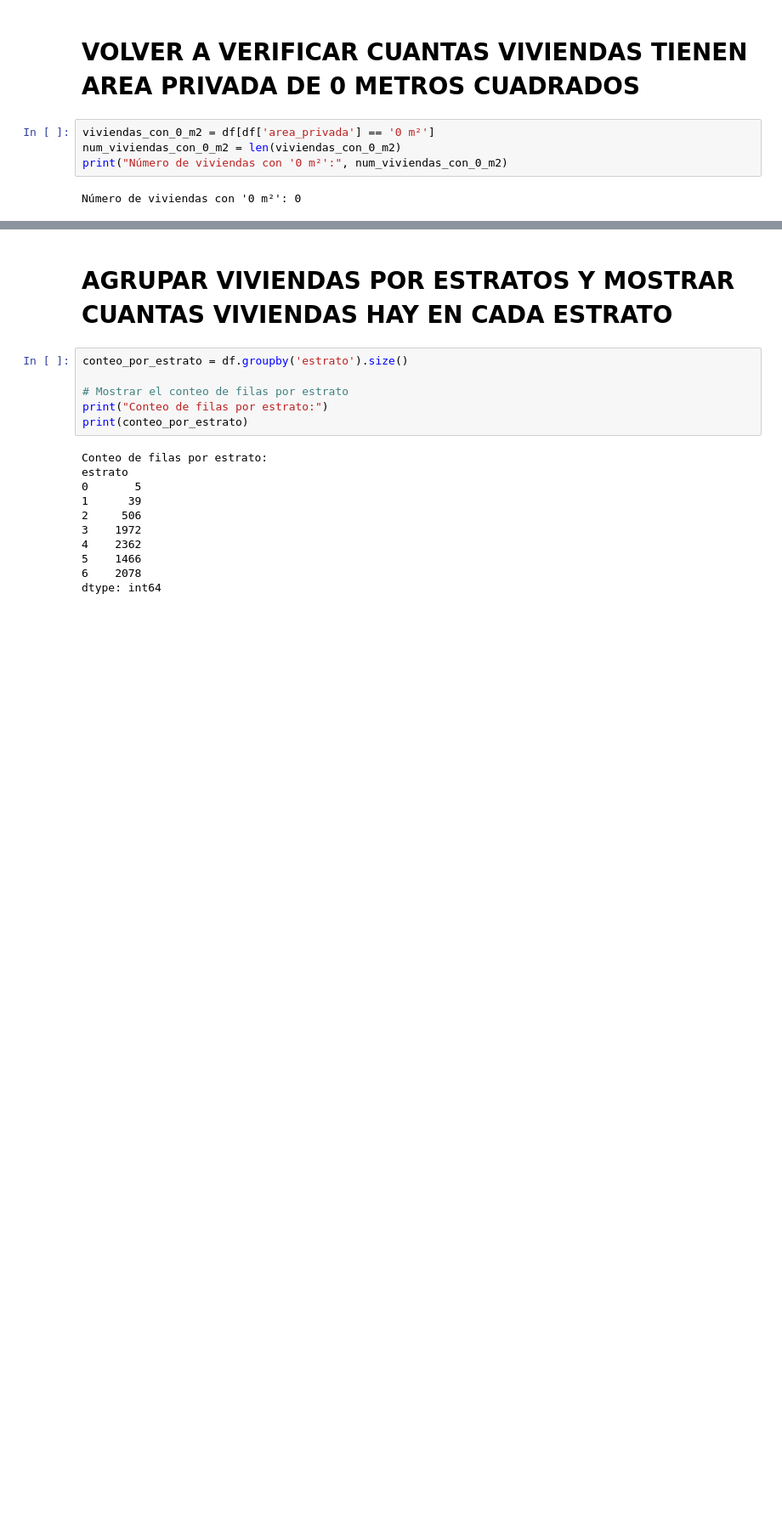
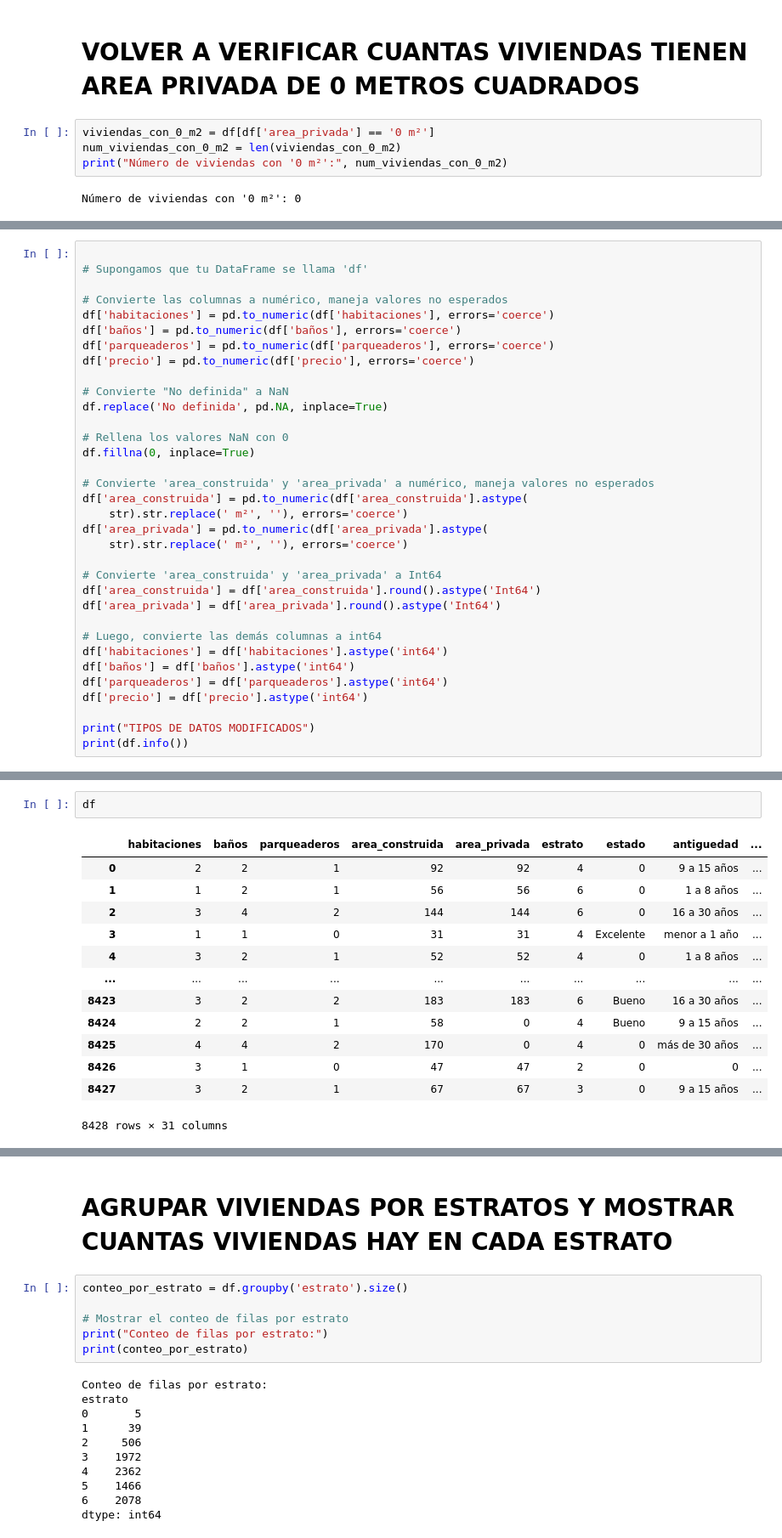
Before and after one commit to joseluishernandezclaros/PROYECTOFINALANALISISDEDATOS, a Jupyter notebook: PROYECTOFINAL.ipynb, the cells around one changed output, grey strips where cells are left out. Shown at 85% size. Drawn from its saved outputs; the diff is of its cells as text; blank space fills up the shorter version.

```diff
--- a/PROYECTOFINAL.ipynb
+++ b/PROYECTOFINAL.ipynb
@@ -182,0 +254,34 @@ Número de viviendas con '0 m²': 0
+# %%
+
+# Supongamos que tu DataFrame se llama 'df'
+
+# Convierte las columnas a numérico, maneja valores no esperados
+df['habitaciones'] = pd.to_numeric(df['habitaciones'], errors='coerce')
+df['baños'] = pd.to_numeric(df['baños'], errors='coerce')
+df['parqueaderos'] = pd.to_numeric(df['parqueaderos'], errors='coerce')
+df['precio'] = pd.to_numeric(df['precio'], errors='coerce')
+
+# Convierte "No definida" a NaN
+df.replace('No definida', pd.NA, inplace=True)
+
+# Rellena los valores NaN con 0
+df.fillna(0, inplace=True)
+
+# Convierte 'area_construida' y 'area_privada' a numérico, maneja valores no esperados
+df['area_construida'] = pd.to_numeric(df['area_construida'].astype(
+    str).str.replace(' m²', ''), errors='coerce')
+df['area_privada'] = pd.to_numeric(df['area_privada'].astype(
+    str).str.replace(' m²', ''), errors='coerce')
+
+# Convierte 'area_construida' y 'area_privada' a Int64
+df['area_construida'] = df['area_construida'].round().astype('Int64')
+df['area_privada'] = df['area_privada'].round().astype('Int64')
+
+# Luego, convierte las demás columnas a int64
+df['habitaciones'] = df['habitaciones'].astype('int64')
+df['baños'] = df['baños'].astype('int64')
+df['parqueaderos'] = df['parqueaderos'].astype('int64')
+df['precio'] = df['precio'].astype('int64')
+
+print("TIPOS DE DATOS MODIFICADOS")
+print(df.info())
@@ -182,0 +306,16 @@ Número de viviendas con '0 m²': 0
+# %%
+df
+# %% [output]
+|  | habitaciones | baños | parqueaderos | area_construida | area_privada | estrato | estado | antiguedad | ... |
+| 0 | 2 | 2 | 1 | 92 | 92 | 4 | 0 | 9 a 15 años | ... |
+| 1 | 1 | 2 | 1 | 56 | 56 | 6 | 0 | 1 a 8 años | ... |
+| 2 | 3 | 4 | 2 | 144 | 144 | 6 | 0 | 16 a 30 años | ... |
+| 3 | 1 | 1 | 0 | 31 | 31 | 4 | Excelente | menor a 1 año | ... |
+| 4 | 3 | 2 | 1 | 52 | 52 | 4 | 0 | 1 a 8 años | ... |
+| ... | ... | ... | ... | ... | ... | ... | ... | ... | ... |
+| 8423 | 3 | 2 | 2 | 183 | 183 | 6 | Bueno | 16 a 30 años | ... |
+| 8424 | 2 | 2 | 1 | 58 | 0 | 4 | Bueno | 9 a 15 años | ... |
+| 8425 | 4 | 4 | 2 | 170 | 0 | 4 | 0 | más de 30 años | ... |
+| 8426 | 3 | 1 | 0 | 47 | 47 | 2 | 0 | 0 | ... |
+| 8427 | 3 | 2 | 1 | 67 | 67 | 3 | 0 | 9 a 15 años | ... |
+8428 rows × 31 columns
```
Also changed, not shown: parts of 35 cells of this notebook, 13 other files.
